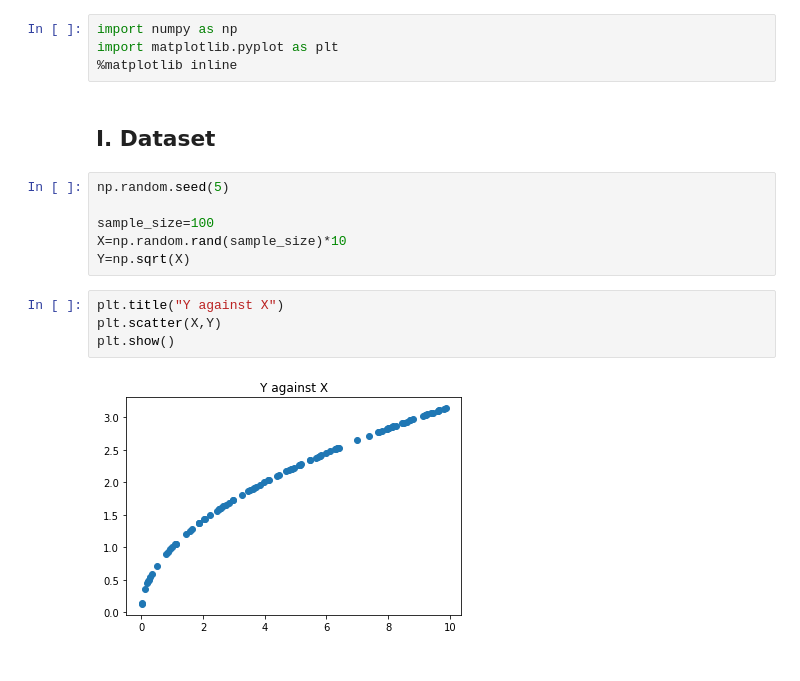
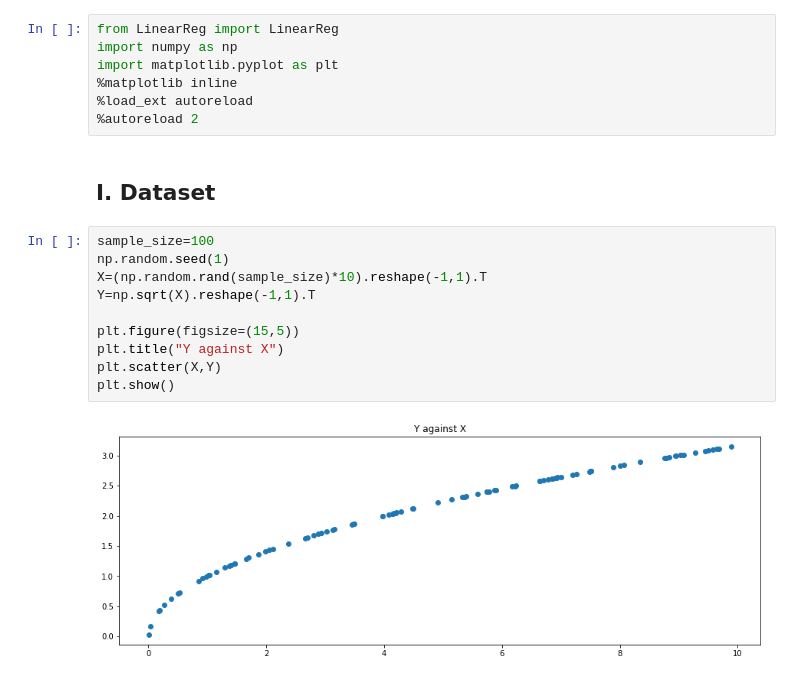
Before and after one commit to thaithai1/ML_from_scratch, a Jupyter notebook: LinearReg_run.ipynb, the cells around one changed output. Saved outputs shown, nothing was run; the diff lists cells and outputs as text.

```diff
--- a/LinearReg_run.ipynb
+++ b/LinearReg_run.ipynb
@@ -1,19 +1,22 @@
 # %%
+from LinearReg import LinearReg
 import numpy as np
 import matplotlib.pyplot as plt
 %matplotlib inline
+%load_ext autoreload
+%autoreload 2
 # %% [markdown]
 ## I. Dataset
-# %%
-np.random.seed(5)
-
-sample_size=100
-X=np.random.rand(sample_size)*10
-Y=np.sqrt(X)
-# %%
-plt.title("Y against X")
-plt.scatter(X,Y)
-plt.show()
-# %% [output]
-[figure, removed]
+# %%
+sample_size=100
+np.random.seed(1)
+X=(np.random.rand(sample_size)*10).reshape(-1,1).T
+Y=np.sqrt(X).reshape(-1,1).T
+
+plt.figure(figsize=(15,5))
+plt.title("Y against X")
+plt.scatter(X,Y)
+plt.show()
+# %% [output]
+[figure, added]
 # %%
```
Also changed, not shown: parts of 5 cells of this notebook, 3 other files.
